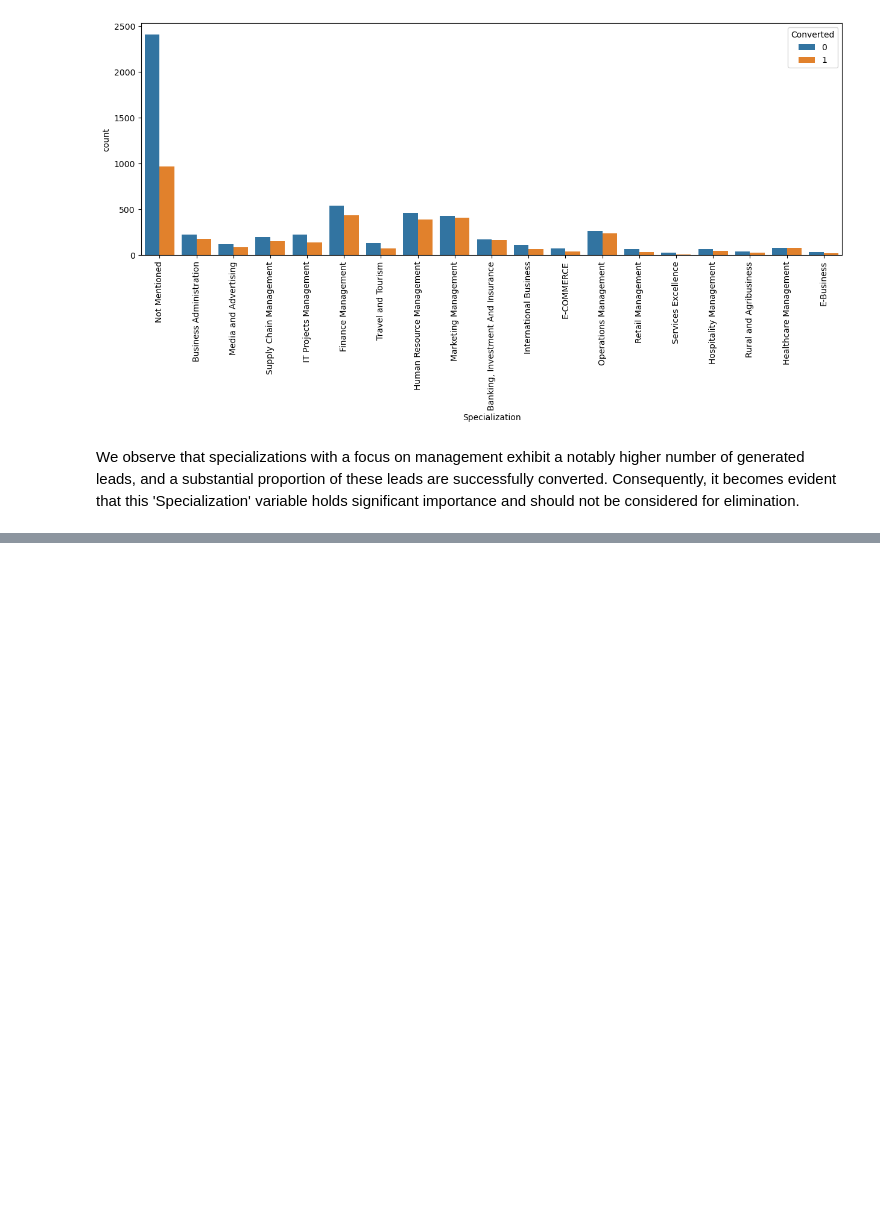
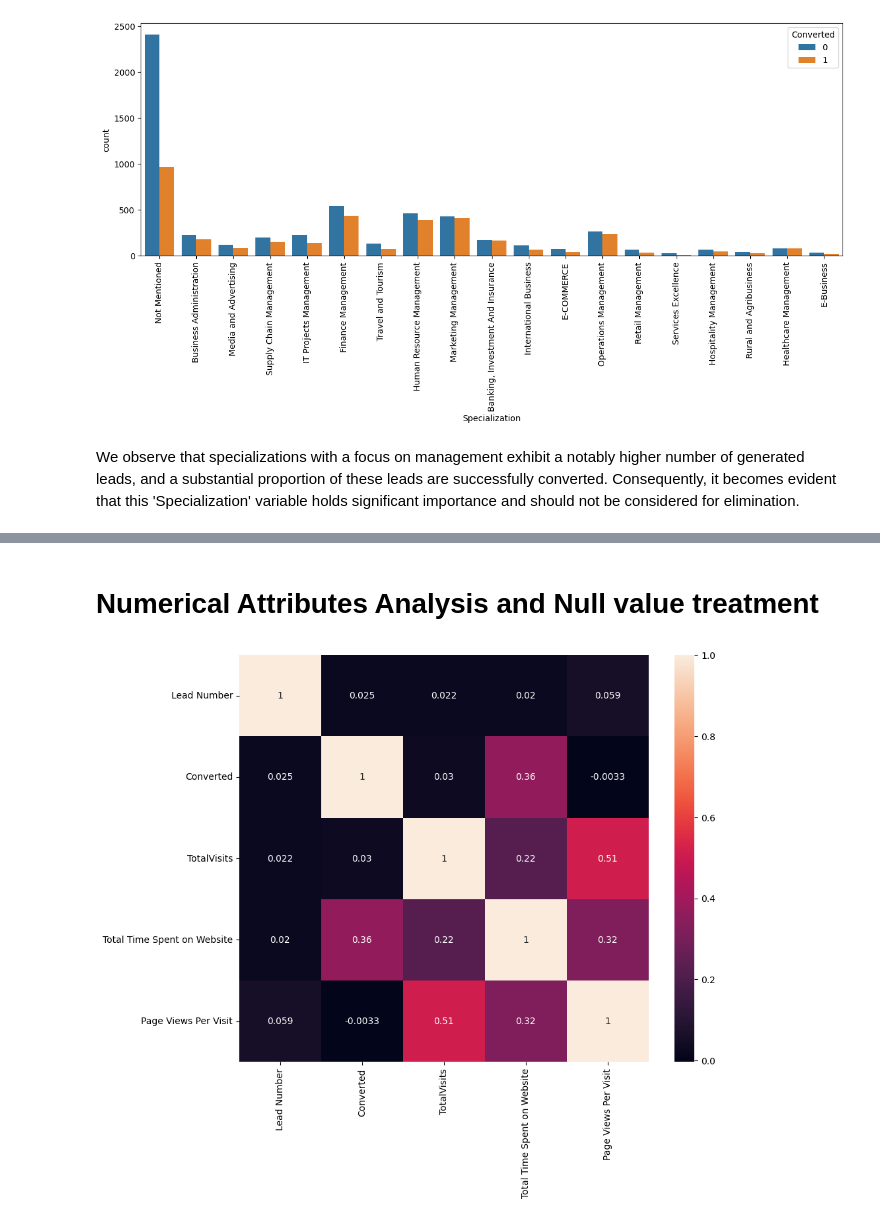
Before and after one commit to Debanik23/Logistic_Regression-Case-Study--Lead-Scoring, a Jupyter notebook: Lead Scoring - Logistic Regression Case Study.ipynb, the cells around one changed output, grey strips where cells are left out. Cells and saved outputs as stored; diff of their text form; code cells hidden in the pictures; blank space fills up the shorter version.

```diff
--- a/Lead Scoring - Logistic Regression Case Study.ipynb
+++ b/Lead Scoring - Logistic Regression Case Study.ipynb
@@ -181,0 +388,2 @@ We observe that specializations with a focus on management exhibit a notably hig
+# %%
+df['What is your current occupation'] = df['What is your current occupation'].replace(np.nan, 'Unemployed')
@@ -181,0 +410,9 @@ We observe that specializations with a focus on management exhibit a notably hig
+# %%
+df['How did you hear about X Education'] = df['How did you hear about X Education'].replace('Select', 'Others')
+df['How did you hear about X Education'] = df['How did you hear about X Education'].replace(np.nan, 'Others')
+# %%
+df['What matters most to you in choosing a course'] = df['What matters most to you in choosing a course'].replace('Select', 'Others')
+df['What matters most to you in choosing a course'] = df['What matters most to you in choosing a course'].replace(np.nan, 'Others')
+# %%
+df['What matters most to you in choosing a course'] = df['What matters most to you in choosing a course'].replace('Select', 'Others')
+df['What matters most to you in choosing a course'] = df['What matters most to you in choosing a course'].replace(np.nan, 'Others')
@@ -181,0 +468,9 @@ We observe that specializations with a focus on management exhibit a notably hig
+# %% [markdown]
+# Numerical Attributes Analysis and Null value treatment
+# %%
+numeric_df = df.select_dtypes(include=['number'])  # Select numeric columns
+plt.figure(figsize=(10, 8))
+sns.heatmap(numeric_df.corr(), annot=True)
+plt.show()
+# %% [output]
+[figure, added]
```
Also changed, not shown: parts of 48 cells of this notebook.
